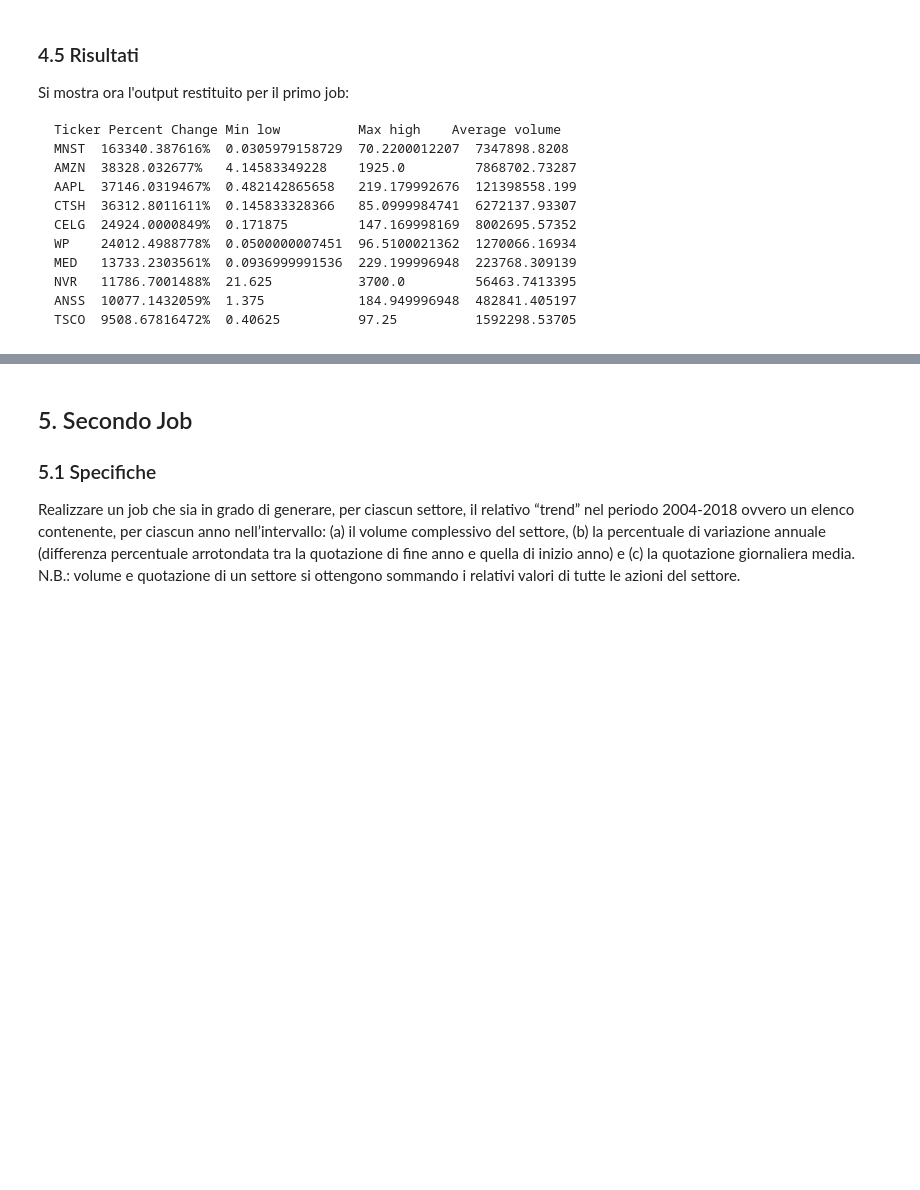
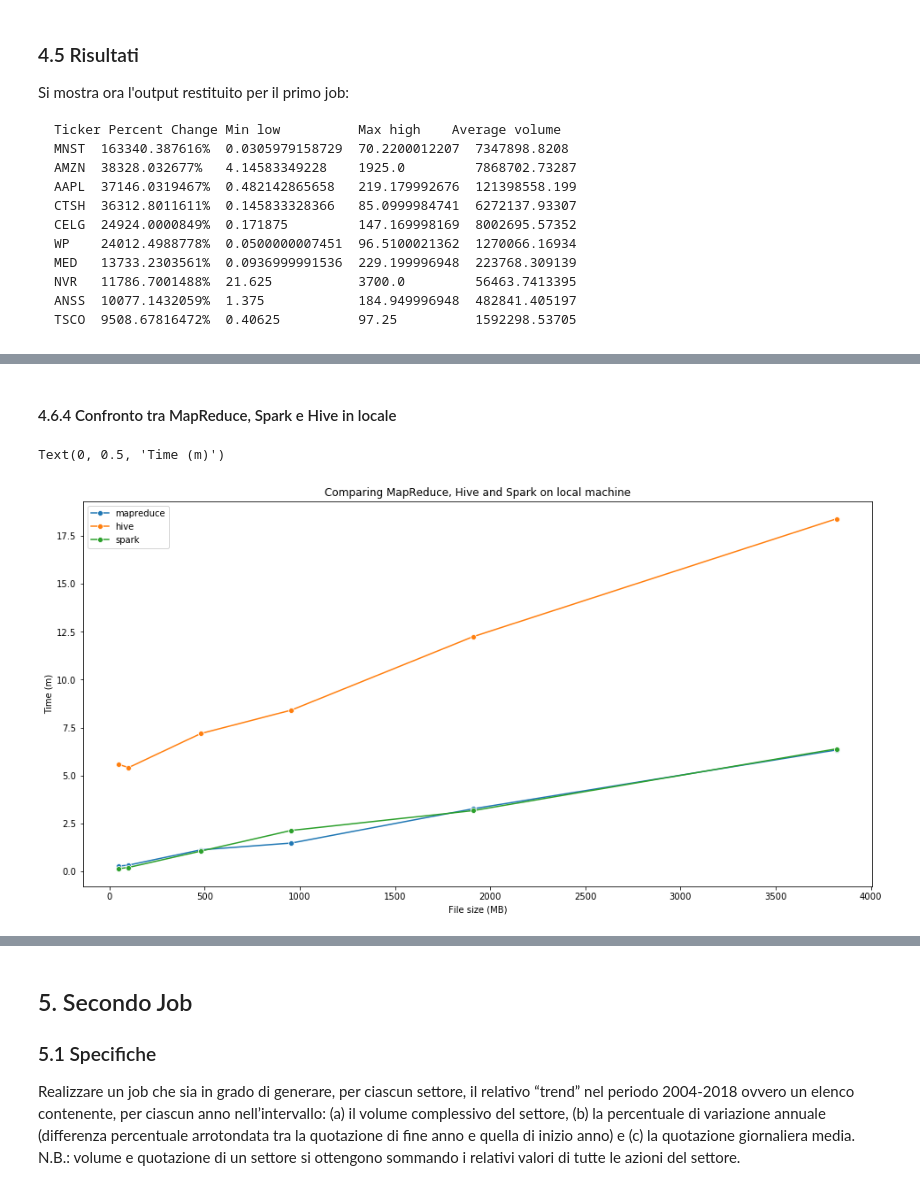
Before and after one commit to bug-data/Big_Data_First_Project, a Jupyter notebook: Relazione_Finale.ipynb, the cells around one changed output, grey strips where cells are left out. Saved outputs shown, nothing was run; the diff lists cells and outputs as text; code cells hidden in the pictures; blank space fills up the shorter version.

```diff
--- a/Relazione_Finale.ipynb
+++ b/Relazione_Finale.ipynb
@@ -484,0 +578,20 @@ TSCO  9508.67816472%  0.40625          97.25          1592298.53705
+# %% [markdown]
+#### 4.6.4 Confronto tra MapReduce, Spark e Hive in locale
+# %%
+mapReduceInLocal = mapreduceLocal[mapreduceLocal['Job'] == 1]
+hiveInLocal = hiveLocal[hiveLocal['Job'] == 1]
+jobOnLocalMachine = pd.concat([mapReduceInLocal, hiveInLocal, sparkJobInLocalWithCaching], axis=0, ignore_index=True) \
+           .rename(index={0:'mapreduce',1:'hive', 2:'spark'})
+jobOnLocalMachine = jobOnLocalMachine.drop('Job', axis=1)
+
+f,ax = plt.subplots(figsize=(16, 8))
+sns.lineplot(x=fileSizes, y = jobOnLocalMachine.loc['mapreduce'], marker="o", label="mapreduce")
+sns.lineplot(x=fileSizes, y = jobOnLocalMachine.loc['hive'], marker="o", label="hive")
+sns.lineplot(x=fileSizes, y = jobOnLocalMachine.loc['spark'], marker="o", label="spark")
+
+plt.title('Comparing MapReduce, Hive and Spark on local machine')
+ax.set_xlabel("File size (MB)")
+ax.set_ylabel("Time (m)")
+# %% [output]
+Text(0, 0.5, 'Time (m)')
+[figure, added]
```
Also changed, not shown: parts of 16 cells of this notebook.
